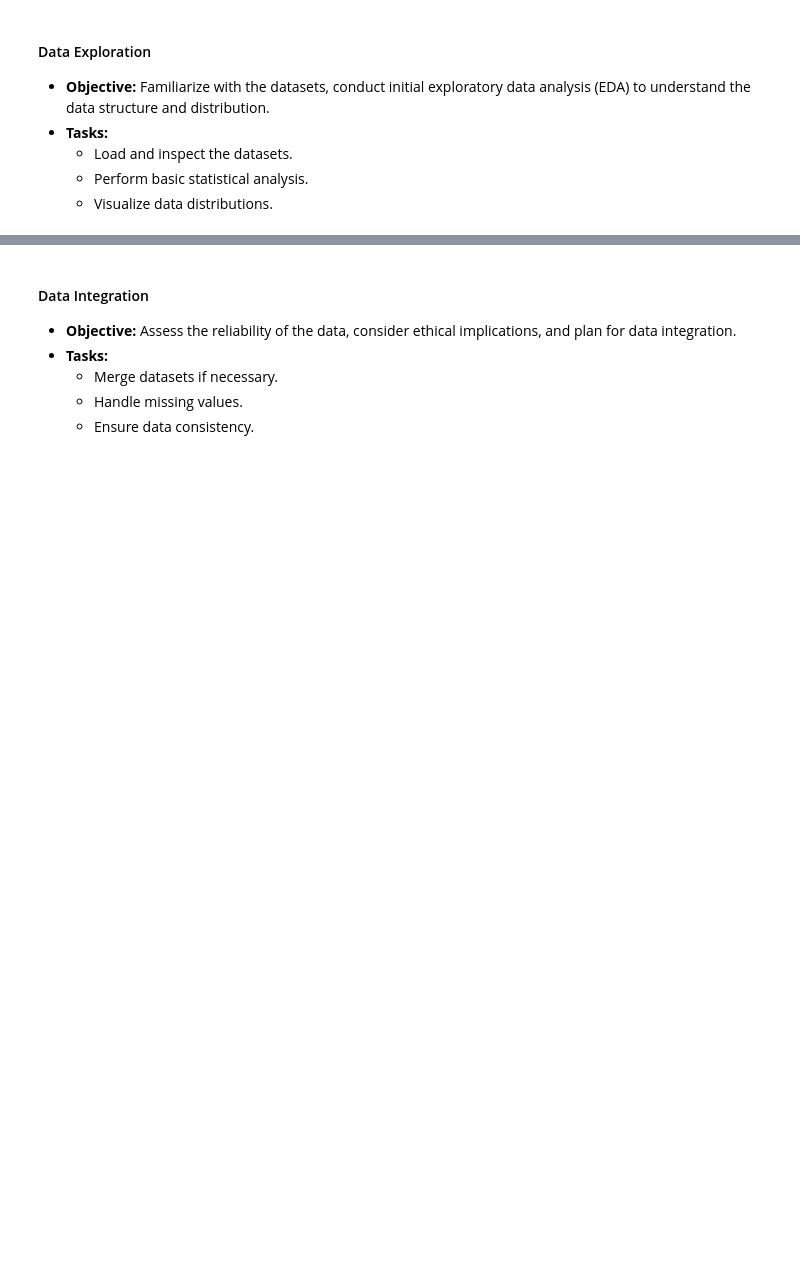
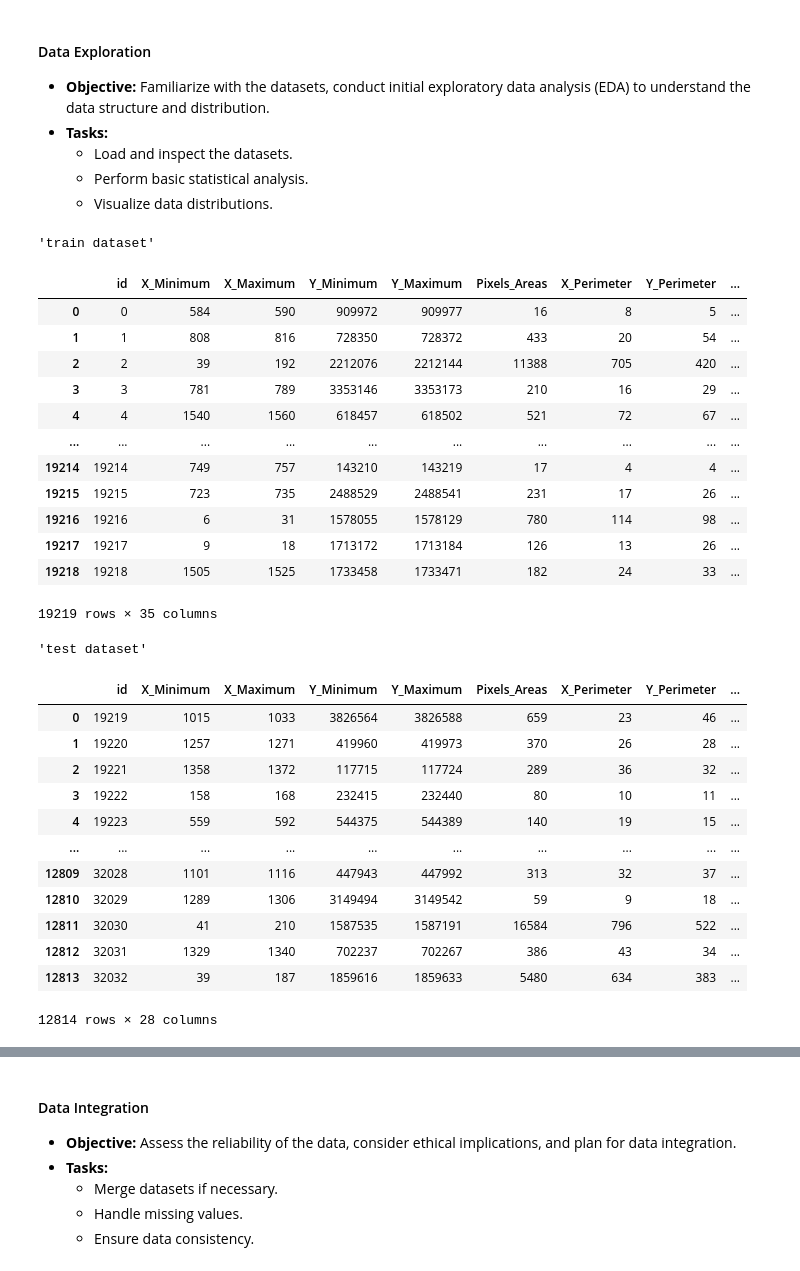
Before and after one commit to ikechukwuUE/steel-plate-defect, a Jupyter notebook: steel_defect_prediction.ipynb, the cells around one changed output, grey strips where cells are left out. Saved outputs shown, nothing was run; the diff lists cells and outputs as text; code cells hidden in the pictures; blank space fills up the shorter version.

```diff
--- a/steel_defect_prediction.ipynb
+++ b/steel_defect_prediction.ipynb
@@ -217,3 +217,40 @@ def plot_roc_curve(y_test, y_pred_proba):
     - Load and inspect the datasets.
     - Perform basic statistical analysis.
     - Visualize data distributions.
+# %%
+# load and inspect the datasets
+df_train, df_test = load_and_preprocess_data(train_path = 'https://raw.githubusercontent.com/ikechukwuUE/steel-plate-defect/master/data/train.csv',
+                         test_path='https://raw.githubusercontent.com/ikechukwuUE/steel-plate-defect/master/data/test.csv')
+# %%
+display("train dataset", df_train)
+print("")
+display("test dataset", df_test)
+# %% [output]
+'train dataset'
+|  | id | X_Minimum | X_Maximum | Y_Minimum | Y_Maximum | Pixels_Areas | X_Perimeter | Y_Perimeter | ... |
+| 0 | 0 | 584 | 590 | 909972 | 909977 | 16 | 8 | 5 | ... |
+| 1 | 1 | 808 | 816 | 728350 | 728372 | 433 | 20 | 54 | ... |
+| 2 | 2 | 39 | 192 | 2212076 | 2212144 | 11388 | 705 | 420 | ... |
+| 3 | 3 | 781 | 789 | 3353146 | 3353173 | 210 | 16 | 29 | ... |
+| 4 | 4 | 1540 | 1560 | 618457 | 618502 | 521 | 72 | 67 | ... |
+| ... | ... | ... | ... | ... | ... | ... | ... | ... | ... |
+| 19214 | 19214 | 749 | 757 | 143210 | 143219 | 17 | 4 | 4 | ... |
+| 19215 | 19215 | 723 | 735 | 2488529 | 2488541 | 231 | 17 | 26 | ... |
+| 19216 | 19216 | 6 | 31 | 1578055 | 1578129 | 780 | 114 | 98 | ... |
+| 19217 | 19217 | 9 | 18 | 1713172 | 1713184 | 126 | 13 | 26 | ... |
+| 19218 | 19218 | 1505 | 1525 | 1733458 | 1733471 | 182 | 24 | 33 | ... |
+19219 rows × 35 columns
+'test dataset'
+|  | id | X_Minimum | X_Maximum | Y_Minimum | Y_Maximum | Pixels_Areas | X_Perimeter | Y_Perimeter | ... |
+| 0 | 19219 | 1015 | 1033 | 3826564 | 3826588 | 659 | 23 | 46 | ... |
+| 1 | 19220 | 1257 | 1271 | 419960 | 419973 | 370 | 26 | 28 | ... |
+| 2 | 19221 | 1358 | 1372 | 117715 | 117724 | 289 | 36 | 32 | ... |
+| 3 | 19222 | 158 | 168 | 232415 | 232440 | 80 | 10 | 11 | ... |
+| 4 | 19223 | 559 | 592 | 544375 | 544389 | 140 | 19 | 15 | ... |
+| ... | ... | ... | ... | ... | ... | ... | ... | ... | ... |
+| 12809 | 32028 | 1101 | 1116 | 447943 | 447992 | 313 | 32 | 37 | ... |
+| 12810 | 32029 | 1289 | 1306 | 3149494 | 3149542 | 59 | 9 | 18 | ... |
+| 12811 | 32030 | 41 | 210 | 1587535 | 1587191 | 16584 | 796 | 522 | ... |
+| 12812 | 32031 | 1329 | 1340 | 702237 | 702267 | 386 | 43 | 34 | ... |
+| 12813 | 32032 | 39 | 187 | 1859616 | 1859633 | 5480 | 634 | 383 | ... |
+12814 rows × 28 columns
```
Also changed, not shown: parts of 3 cells of this notebook.
